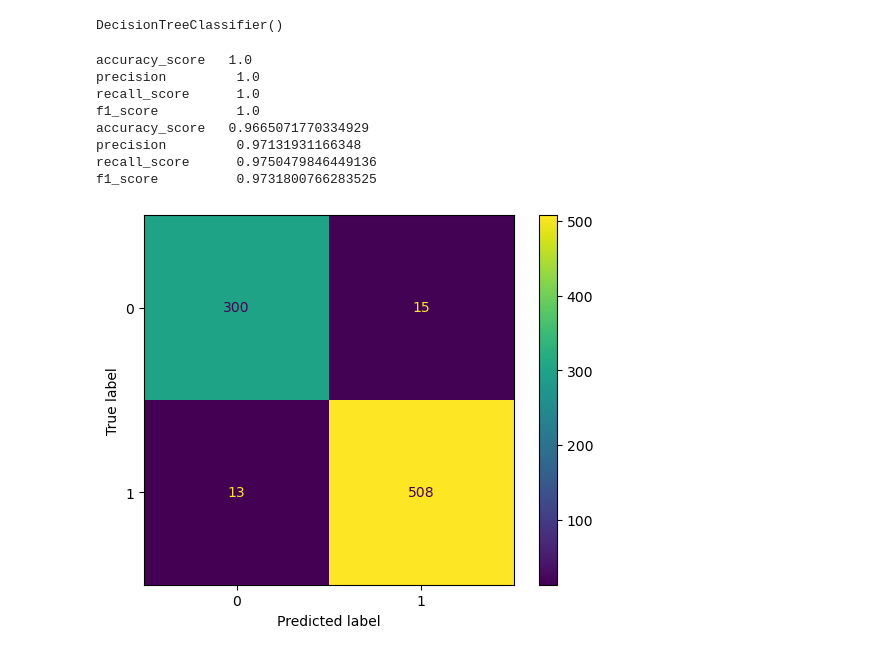
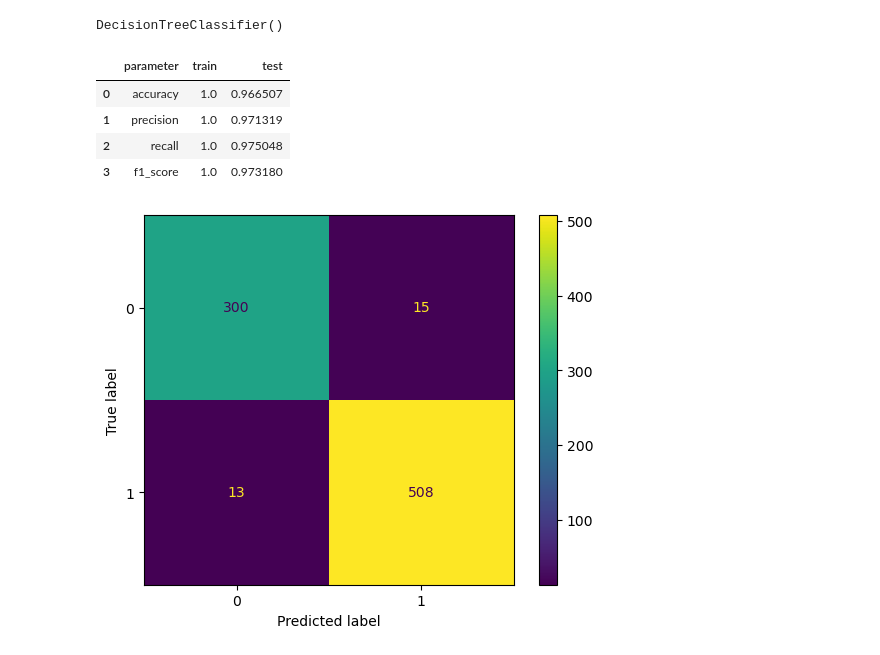
Before and after one commit to mauricenjogu/loan_approval, a Jupyter notebook: index.ipynb, the cells around one changed output. Saved outputs shown, nothing was run; the diff lists cells and outputs as text; code cells hidden in the pictures.

```diff
--- a/index.ipynb
+++ b/index.ipynb
@@ -446,14 +562,12 @@ from sklearn.metrics import precision_score,recall_score,accuracy_score,f1_score
-# %%
-X_train, X_test, y_train, y_test = train_test_split(X, y, test_size=0.2, random_state=42)
-
-scaler = StandardScaler()
-X_train_scaled = scaler.fit_transform(X_train)
-X_test_scaled = scaler.transform(X_test)
 # %%
-#fuction to get Evaluation metrics for classification
-def results(a,b):
-    print(f'accuracy_score   {accuracy_score(a,b)}\n'
-          f'precision         {precision_score(a,b)}\n'
-          f'recall_score      {recall_score(a,b)}\n'
-          f'f1_score          {f1_score(a,b)}')
+#creating a fuction to get Evaluation metrics for classification
+def results(y_train,y_train_pred,y_test,y_test_preds):
+    test_para=[accuracy_score(y_test,y_test_preds),precision_score(y_test,y_test_preds),
+               recall_score(y_test,y_test_preds),f1_score(y_test,y_test_preds)]
+    train_para=[accuracy_score(y_train,y_train_pred),precision_score(y_train,y_train_pred)
+     ,recall_score(y_train,y_train_pred),f1_score(y_train,y_train_pred)]
+    para=['accuracy','precision','recall','f1_score']
+    dic ={'parameter':para,"train":train_para,'test':test_para}
+    parameter_df = pd.DataFrame(dic)
+    return parameter_df
 # %%
@@ -464,19 +579,16 @@ clf.fit(X_train_scaled, y_train)
 # %% [output]
 DecisionTreeClassifier()
 # %%
- # make predictions on the train and test data and viewing our evaluation metrics
+ # make predictions on the train and test data
 y_train_pred=clf.predict(X_train_scaled)
 y_test_preds = clf.predict(X_test_scaled)
 
-results(y_train,y_train_pred)
-results(y_test,y_test_preds)
+# viewing our evaluation metrics
+results(y_train,y_train_pred,y_test,y_test_preds)
 # %% [output]
-accuracy_score   1.0
-precision         1.0
-recall_score      1.0
-f1_score          1.0
-accuracy_score   0.9665071770334929
-precision         0.97131931166348
-recall_score      0.9750479846449136
-f1_score          0.9731800766283525
+|  | parameter | train | test |
+| 0 | accuracy | 1.0 | 0.966507 |
+| 1 | precision | 1.0 | 0.971319 |
+| 2 | recall | 1.0 | 0.975048 |
+| 3 | f1_score | 1.0 | 0.973180 |
 # %%
```
Also changed, not shown: parts of 67 cells of this notebook, 1 other file.
